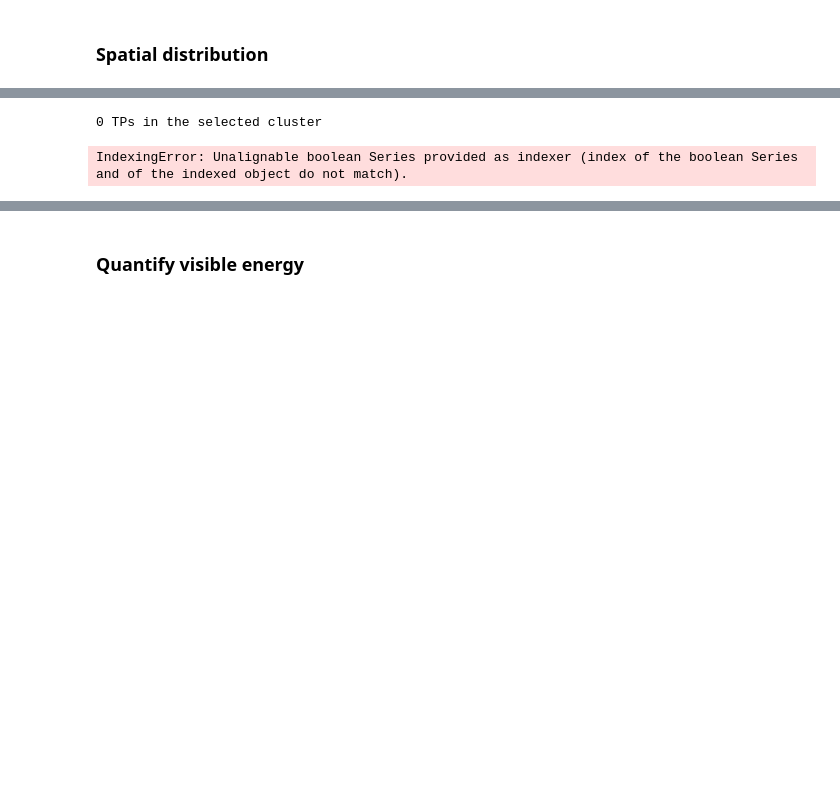
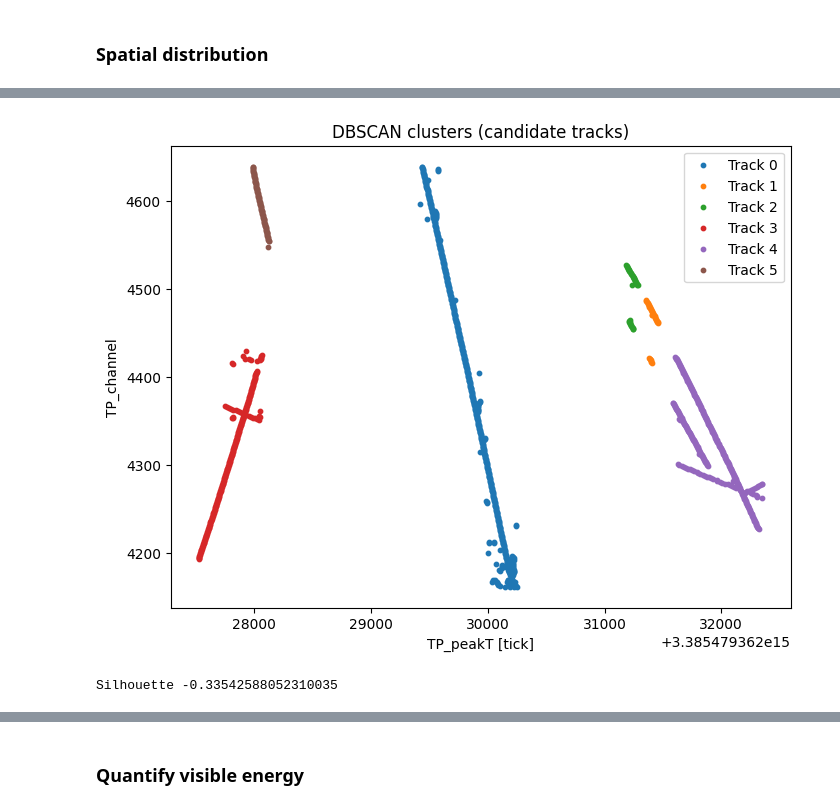
Before and after one commit to JuliaFavaro/SS25_TP_ProtoDUNE, a Jupyter notebook: src/RUN_test event_run_TPC.ipynb, the cells around one changed output, grey strips where cells are left out. Saved outputs shown, nothing was run; the diff lists cells and outputs as text; code cells hidden in the pictures; blank space fills up the shorter version.

```diff
--- a/src/RUN_test event_run_TPC.ipynb
+++ b/src/RUN_test event_run_TPC.ipynb
@@ -381,34 +351,8 @@ plt.show()
-# %%
-from sklearn.cluster import DBSCAN
-import numpy as np
-
-X = filtered[['TP_peakT']].values
-db = DBSCAN(eps=100, min_samples=15).fit(X)
-filtered['cluster'] = db.labels_
-
-# Isola il cluster che contiene il picco tra 27000 e 29000
-cluster_ids = filtered[(filtered.TP_peakT > 27000) & (filtered.TP_peakT < 29000)]['cluster'].unique()
-dbscan_selected = filtered[filtered['cluster'].isin(cluster_ids) & (filtered['cluster'] != -1)]
-print(len(dbscan_selected), "TPs in the selected cluster")
-# %% [output]
-0 TPs in the selected cluster
-# %%
-selected = tps[(filtered.TP_peakT > 27000) & (filtered.TP_peakT < 29000)]
-print(len(selected), "TPs in the selected range (27000-29000)")
-plt.figure(figsize=(12,4))
-plt.scatter(selected.TP_peakT, selected.TP_channel, alpha=0.6, label='Manual Interval', color='deepskyblue')
-plt.xlabel("TP_peakT")
-plt.ylabel("TP_channel")
-plt.title("Tracce selezionate: Filtro manuale (27000-29000)")
-plt.legend()
-plt.show()
-
-plt.figure(figsize=(12,4))
-plt.scatter(dbscan_selected.TP_peakT, dbscan_selected.TP_channel, alpha=0.6, label='DBSCAN cluster', color='orange')
-plt.xlabel("TP_peakT")
-plt.ylabel("TP_channel")
-plt.title("Tracce selezionate: DBSCAN cluster nel range 27000-29000")
-plt.legend()
-plt.show()
-# %% [output]
-IndexingError: Unalignable boolean Series provided as indexer (index of the boolean Series and of the indexed object do not match).
+# %%
+# Suddivisione per TP_TOT
+tracce_brevi = filtered_APA3[filtered_APA3["TP_TOT"] < 20]
+tracce_lunghe = filtered_APA3[(filtered_APA3["TP_TOT"] >= 20) & (filtered_APA3["TP_TOT"] < 35)]
+tracce_molto_lunghe = filtered_APA3[filtered_APA3["TP_TOT"] >= 35]
+
+# Suddivisione per TP_channel
+filtered_APA3["channel_group"] = pd.cut(filtered_APA3["TP_channel"], bins=[4200, 4250, 4300, 4350, 4400, 4450, 4500, 4700])
@@ -414,0 +369,31 @@ IndexingError: Unalignable boolean Series provided as indexer (index of the bool
+# %%
+from sklearn.cluster import DBSCAN
+from sklearn import metrics
+#from filterpy.kalman import KalmanFilter
+
+# Prepare features
+X = filtered_APA3[['TP_peakT', 'TP_channel']].values
+
+# DBSCAN clustering
+eps = 55 # Tune this!
+min_samples = 30
+db = DBSCAN(eps=eps, min_samples=min_samples).fit(X) #find the DBSCAN labels: core, border, noise
+labels = db.labels_
+
+# Visualize clusters
+plt.figure(figsize=(8,6))
+for lbl in set(labels):
+    if lbl == -1:
+        continue  # skip noise
+    pts = X[labels == lbl]
+    plt.scatter(pts[:,0], pts[:,1], label=f'Track {lbl}', s=10)
+plt.xlabel('TP_peakT [tick]')
+plt.ylabel('TP_channel')
+plt.title('DBSCAN clusters (candidate tracks)')
+plt.legend()
+plt.show()
+
+print('Silhouette %s' % metrics.silhouette_score(X, db.labels_))
+# %% [output]
+[figure, added]
+Silhouette -0.33542588052310035
```
Also changed, not shown: parts of 8 cells of this notebook.
